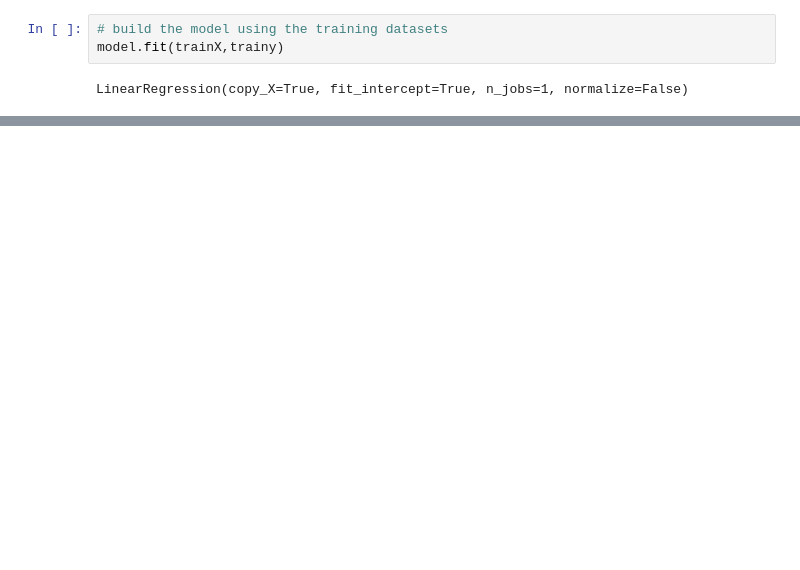
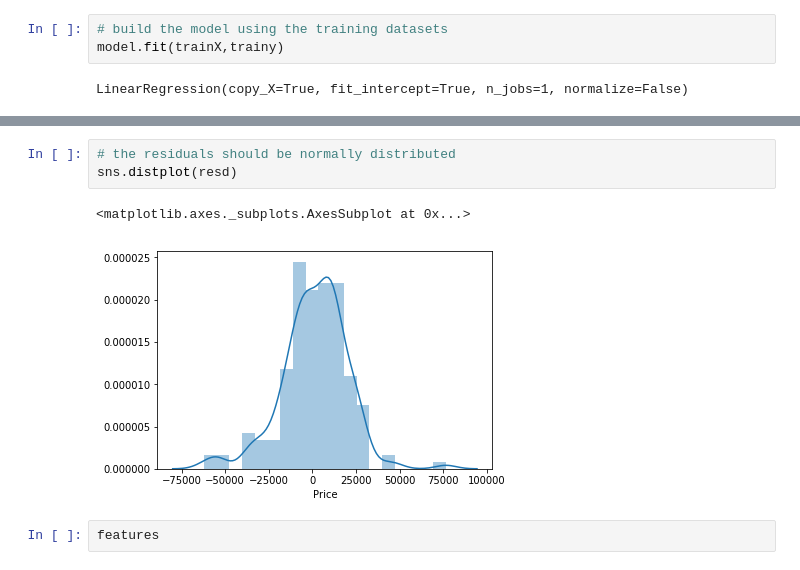
Before and after one commit to BibhuS/data-science-tutorial, a Jupyter notebook: Class 9 - Linear Regression.ipynb, the cells around one changed output, grey strips where cells are left out. Drawn from its saved outputs; the diff is of its cells as text; blank space fills up the shorter version.

```diff
--- a/Class 9 - Linear Regression.ipynb
+++ b/Class 9 - Linear Regression.ipynb
@@ -102,0 +120,8 @@ plt.scatter(testX,pred_y,color='r')
+# %%
+# the residuals should be normally distributed
+sns.distplot(resd)
+# %% [output]
+<matplotlib.axes._subplots.AxesSubplot at 0x...>
+[figure, added]
+# %%
+features
```
Also changed, not shown: parts of 13 cells of this notebook, 14 other files.
